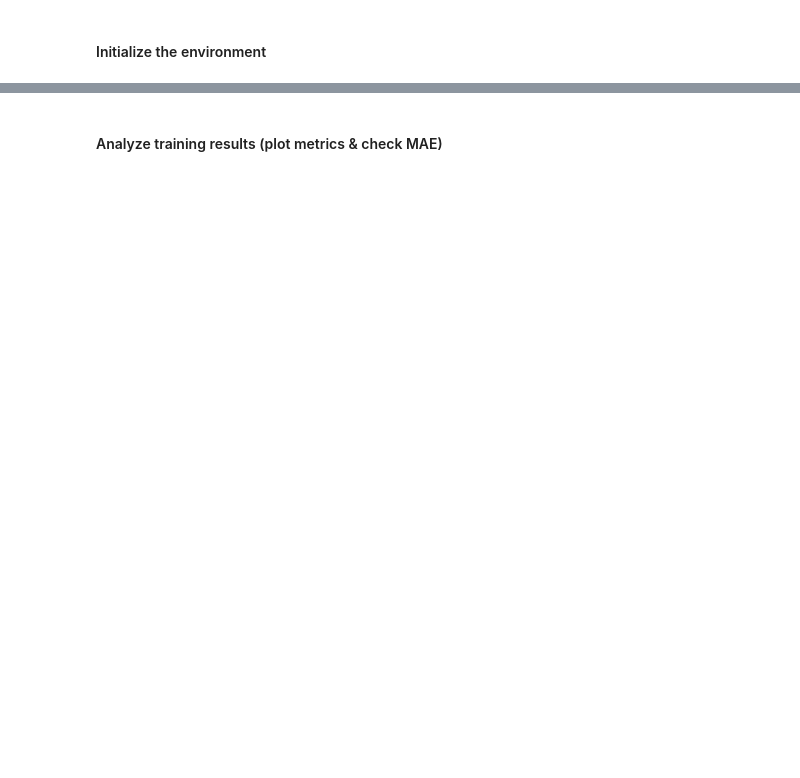
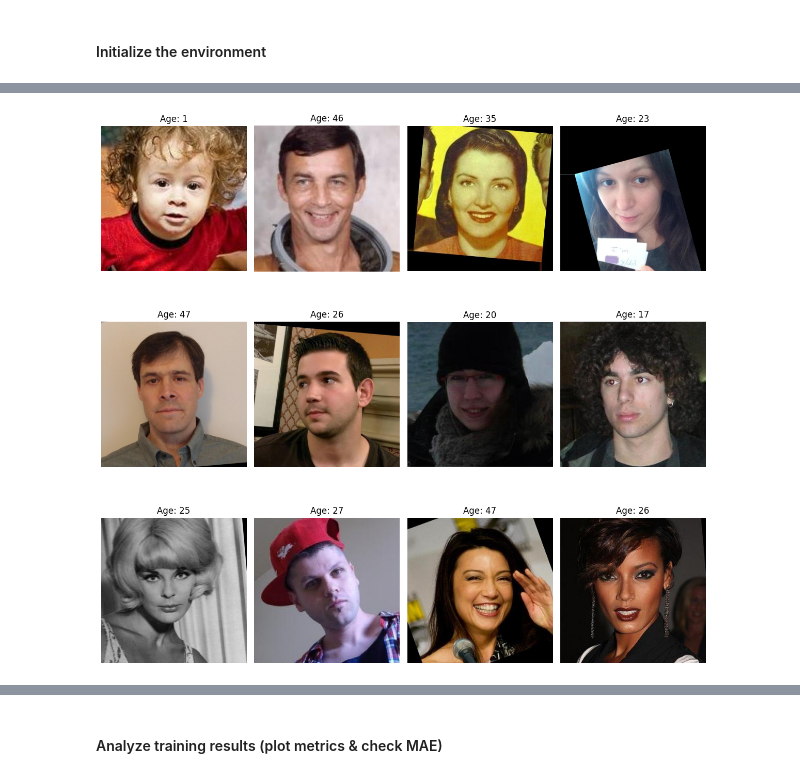
Before and after one commit to rhicarmel/human-age-prediction, a Jupyter notebook: notebooks/Human_Age_Prediction.ipynb, the cells around one changed output, grey strips where cells are left out. Cells and saved outputs as stored; diff of their text form; code cells hidden in the pictures; blank space fills up the shorter version.

```diff
--- a/notebooks/Human_Age_Prediction.ipynb
+++ b/notebooks/Human_Age_Prediction.ipynb
@@ -396,0 +248,21 @@ Epoch 20/20
+# %%
+import matplotlib.image as mpimg
+
+image_dir = os.path.join(REPO_ROOT, "data", "final_files")
+
+sample = labels.sample(12, random_state=42)
+
+plt.figure(figsize=(12, 12))
+
+for i, (_, row) in enumerate(sample.iterrows()):
+    plt.subplot(3, 4, i + 1)
+    img_path = os.path.join(image_dir, row['file_name'])
+    img = mpimg.imread(img_path)
+    plt.imshow(img)
+    plt.title(f"Age: {row['real_age']}")
+    plt.axis("off")
+
+plt.tight_layout()
+plt.show()
+# %% [output]
+[figure, added]
```
Also changed, not shown: parts of 54 cells of this notebook.
